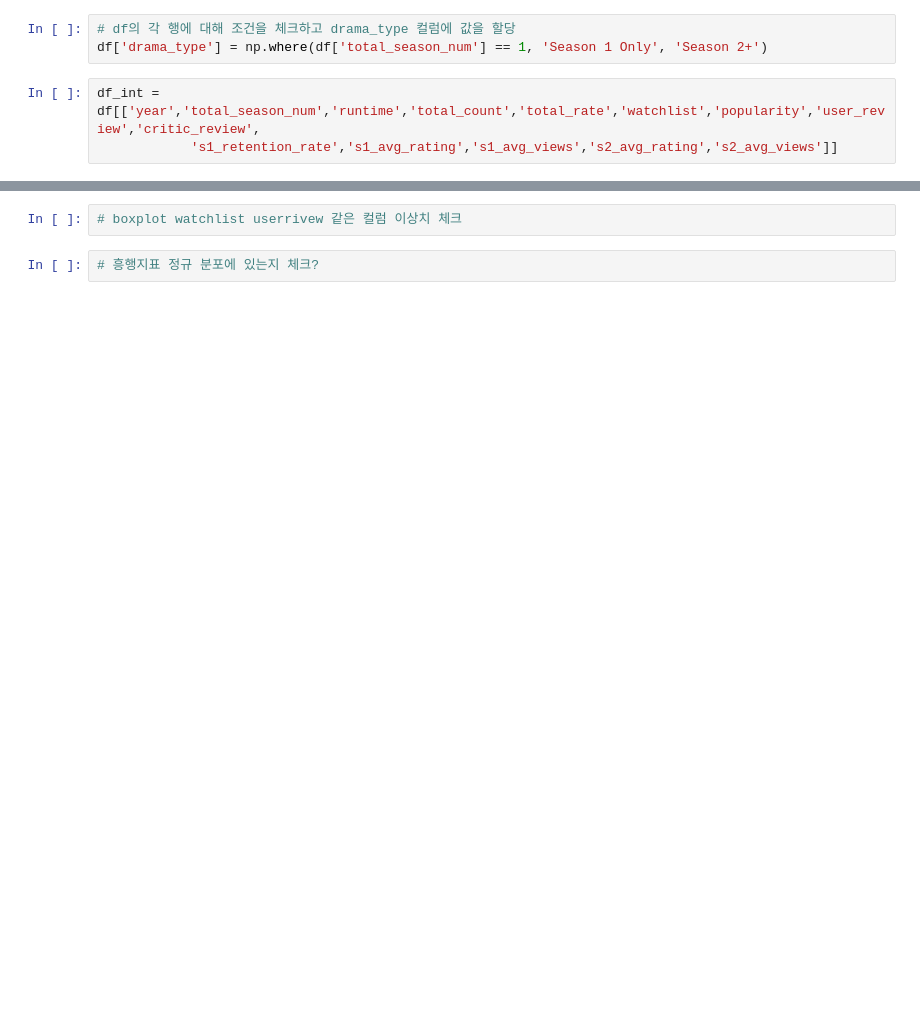
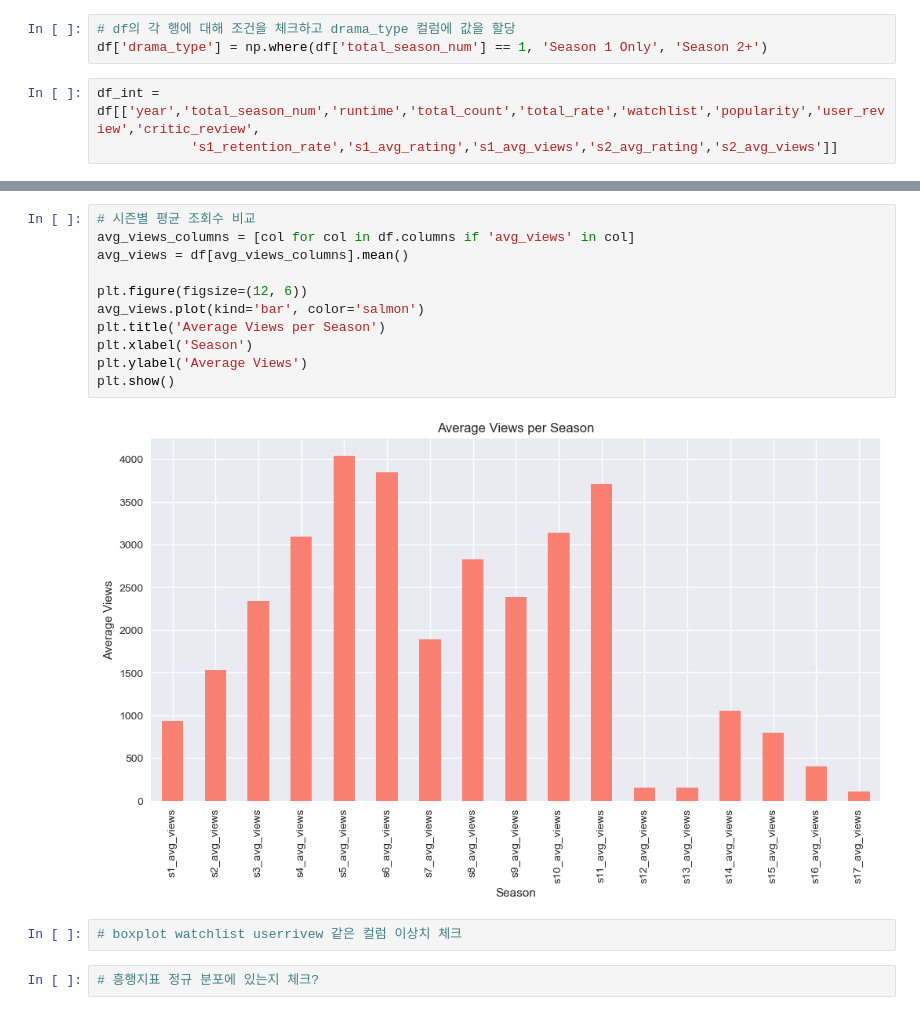
Before and after one commit to ML-project-3/ML_project, a Jupyter notebook: eda/s1s2_eda.ipynb, the cells around one changed output, grey strips where cells are left out. Saved outputs shown, nothing was run; the diff lists cells and outputs as text; blank space fills up the shorter version.

```diff
--- a/eda/s1s2_eda.ipynb
+++ b/eda/s1s2_eda.ipynb
@@ -622,3 +657,16 @@ plt.show()
+# %%
+# 시즌별 평균 조회수 비교
+avg_views_columns = [col for col in df.columns if 'avg_views' in col]
+avg_views = df[avg_views_columns].mean()
+
+plt.figure(figsize=(12, 6))
+avg_views.plot(kind='bar', color='salmon')
+plt.title('Average Views per Season')
+plt.xlabel('Season')
+plt.ylabel('Average Views')
+plt.show()
+# %% [output]
+[figure, added]
 # %%
 # boxplot watchlist userrivew 같은 컬럼 이상치 체크
 # %%
```
Also changed, not shown: parts of 22 cells of this notebook.
